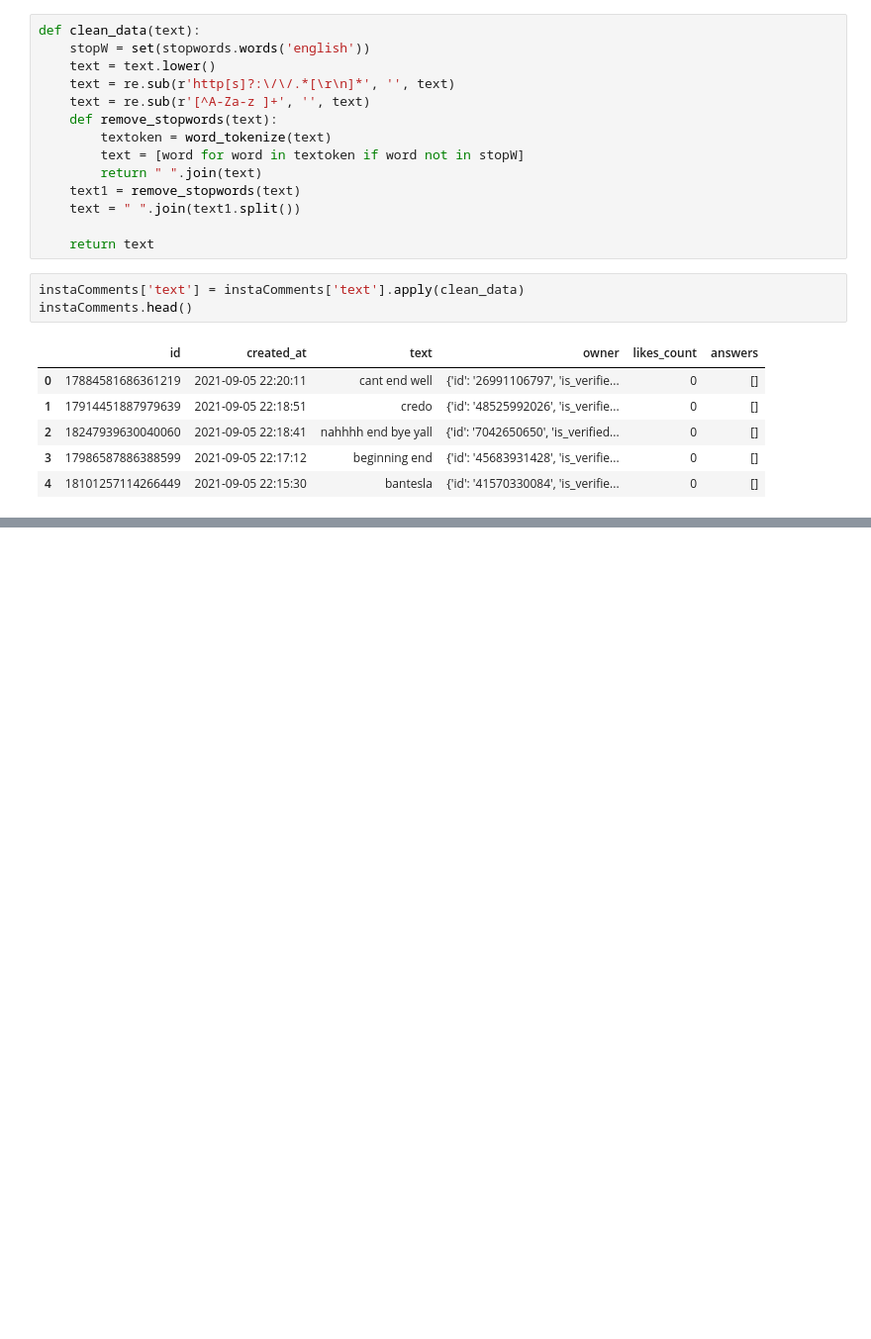
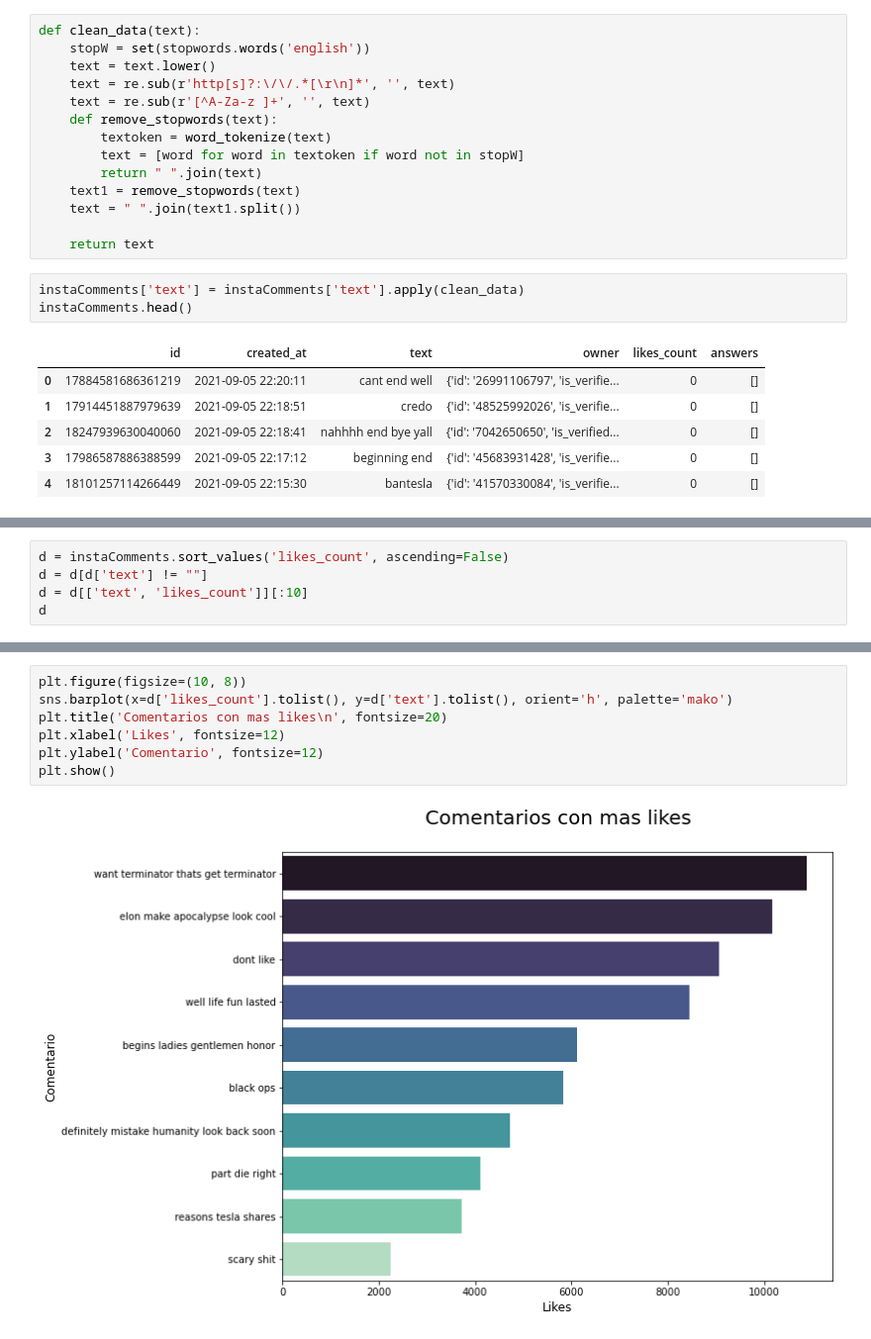
Before and after one commit to UVG-Teams/tesla-bot-launch-analysis, a Jupyter notebook: main.ipynb, the cells around one changed output, grey strips where cells are left out. Shown at 99% size. Drawn from its saved outputs; the diff is of its cells as text; blank space fills up the shorter version.

```diff
--- a/main.ipynb
+++ b/main.ipynb
@@ -66,0 +72,5 @@ instaComments.head()
+# %%
+d = instaComments.sort_values('likes_count', ascending=False)
+d = d[d['text'] != ""]
+d = d[['text', 'likes_count']][:10]
+d
@@ -66,0 +89,9 @@ instaComments.head()
+# %%
+plt.figure(figsize=(10, 8))
+sns.barplot(x=d['likes_count'].tolist(), y=d['text'].tolist(), orient='h', palette='mako')
+plt.title('Comentarios con mas likes\n', fontsize=20)
+plt.xlabel('Likes', fontsize=12)
+plt.ylabel('Comentario', fontsize=12)
+plt.show()
+# %% [output]
+[figure, added]
```
Also changed, not shown: parts of 6 cells of this notebook.
